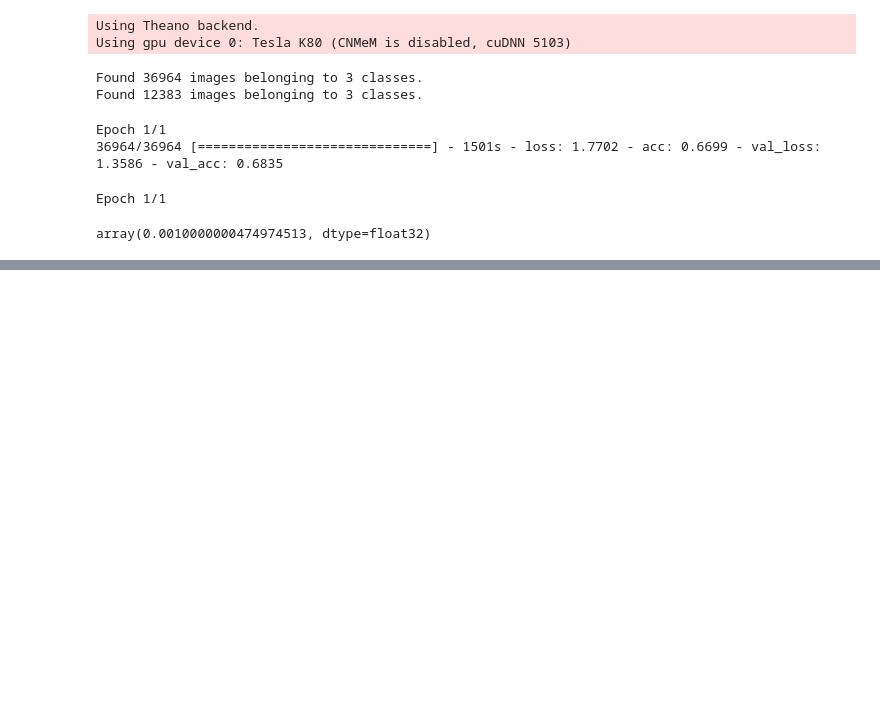
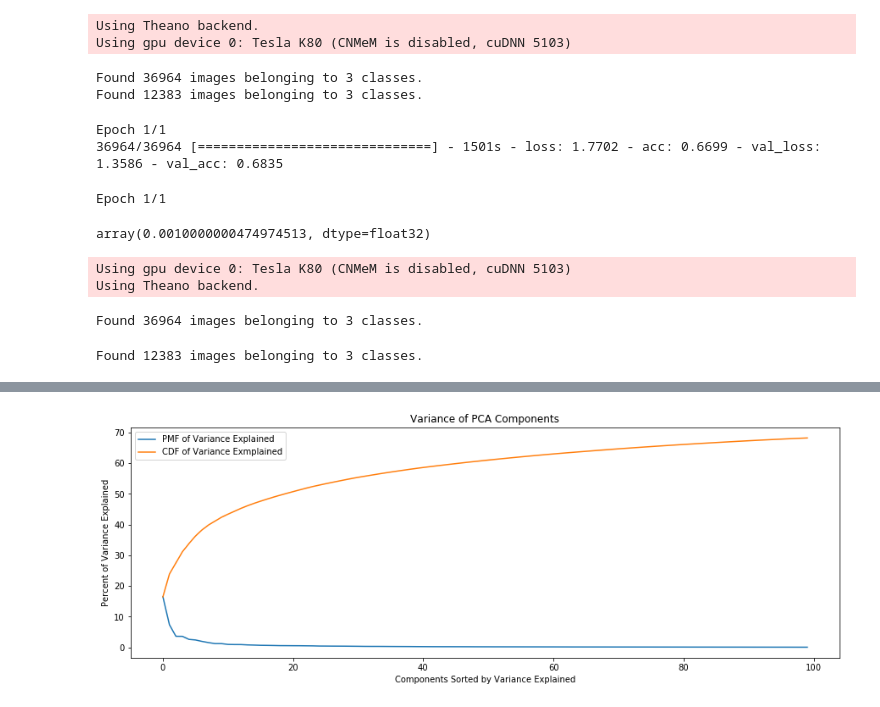
Before and after one commit to eugeneh101/History-And-Application-of-Neural-Networks, a Jupyter notebook: History And Applications of Neural Networks.ipynb, the cells around one changed output, grey strips where cells are left out. Cells and saved outputs as stored; diff of their text form; code cells hidden in the pictures; blank space fills up the shorter version.

```diff
--- a/History And Applications of Neural Networks.ipynb
+++ b/History And Applications of Neural Networks.ipynb
@@ -336,3 +336,39 @@ array(0.0010000000474974513, dtype=float32)
 vgg.fit(train_batches, val_batches, nb_epoch=1)
 # %%
 # what does vgg.finetune do? how to do a mixiterator type of thing to get probabilistic inputs
+# %%
+%%time
+from utils import *
+from sklearn.decomposition import IncrementalPCA
+from tqdm import tqdm
+import cPickle as pkl
+import matplotlib.pyplot as plt
+%matplotlib inline
+import numpy as np
+
+
+batch_size = 200
+iPCA = IncrementalPCA(n_components=batch_size // 2)
+
+for folder in ['train', 'val']: # using training and validation set for finding PCA components
+    image_generator = image.ImageDataGenerator().flow_from_directory('imgs/' + folder, target_size=(224, 224),
+                class_mode='categorical', shuffle=True, batch_size=batch_size)
+    for i in tqdm(xrange(image_generator.N // batch_size + 1)):
+        images, classes = image_generator.next()
+        iPCA.partial_fit(images.reshape((len(images), -1)))
+
+with open('iPCA.pkl', 'wb') as f:
+    pkl.dump(iPCA, f)
+
+plt.figure(figsize=(15, 5))
+plt.plot(iPCA.explained_variance_ratio_ * 100, label='PMF of Variance Explained')
+plt.plot(np.cumsum(iPCA.explained_variance_ratio_) * 100, label='CDF of Variance Exmplained')
+plt.legend()
+plt.xlabel('Components Sorted by Variance Explained')
+plt.ylabel('Percent of Variance Explained')
+plt.title('Variance of PCA Components')
+# %% [output]
+Using gpu device 0: Tesla K80 (CNMeM is disabled, cuDNN 5103)
+Using Theano backend.
+Found 36964 images belonging to 3 classes.
+Found 12383 images belonging to 3 classes.
@@ -338,0 +377 @@ vgg.fit(train_batches, val_batches, nb_epoch=1)
+[figure, added]
```
Also changed, not shown: parts of 8 cells of this notebook, 1 other file.
